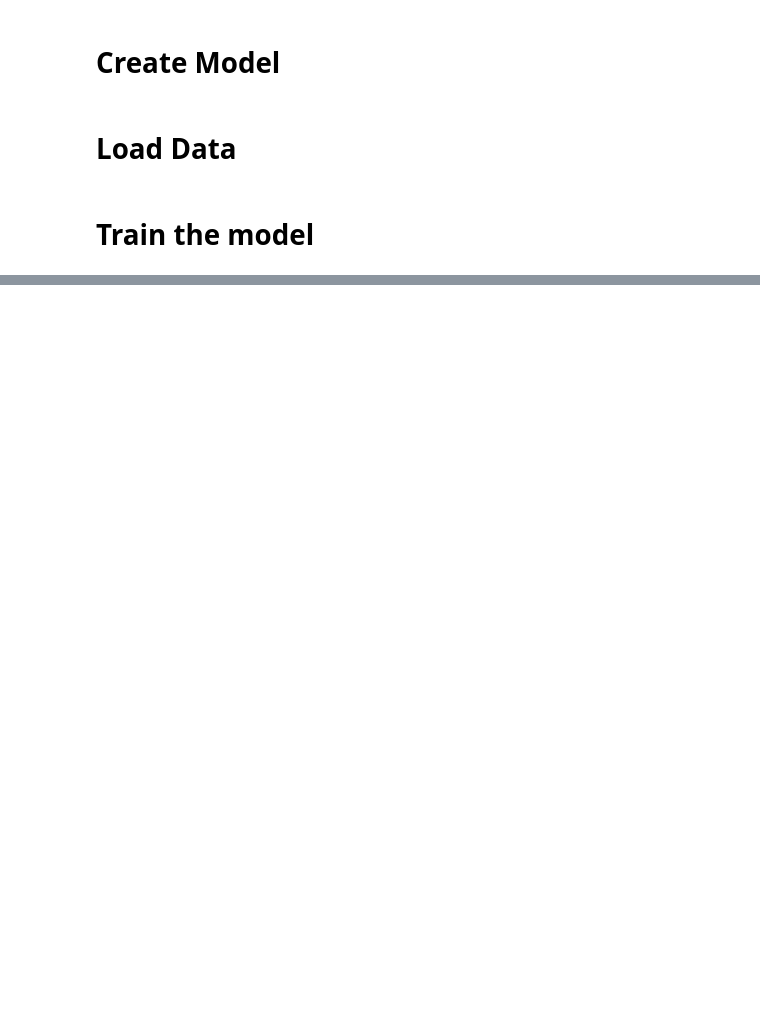
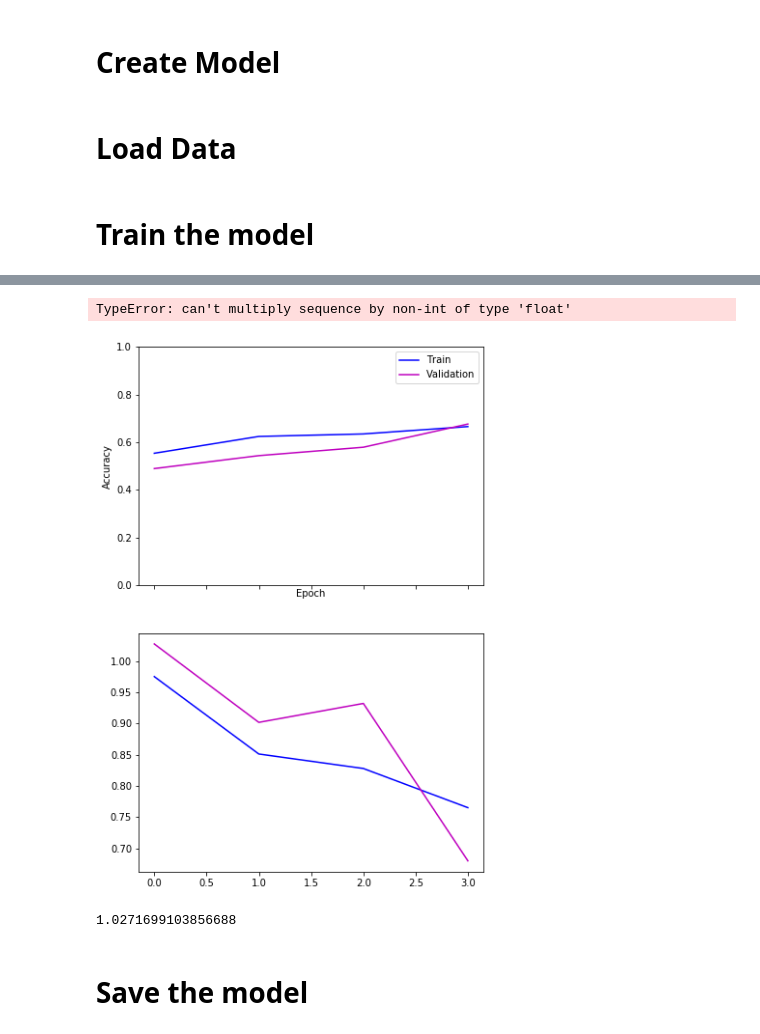
Before and after one commit to jonpoage/Springboard_Capstone_2, a Jupyter notebook: notebooks/fit_model_1.ipynb, the cells around one changed output, grey strips where cells are left out. Saved outputs shown, nothing was run; the diff lists cells and outputs as text; code cells hidden in the pictures; blank space fills up the shorter version.

```diff
--- a/notebooks/fit_model_1.ipynb
+++ b/notebooks/fit_model_1.ipynb
@@ -56,0 +102,34 @@ X_val, y_val, _ = ld.load_validation_data()
+# %%
+    # create figure with subplots
+    fig, ax = plt.subplots(nrows=2,
+                           ncols=1,
+                           sharex=True,
+                           figsize=(6.4, 10))
+
+    # plot accuracy scores
+    ax[0].plot(train_acc, 'b', label='Train')
+    ax[0].plot(val_acc, 'm', label='Validation')
+    ax[0].set_ylim([0, 1])
+    ax[0].set_ylabel('Accuracy')
+    ax[0].set_xlabel('Epoch')
+    ax[0].legend()
+
+    # plot loss scores
+    ax[1].plot(train_loss, 'b', label='Train')
+    ax[1].plot(val_loss, 'm', label='Validation')
+    ax[1].set_ylim([0, max(train_loss, val_loss)*1.05])
+    ax[1].set_ylabel('Loss (Categorical Cross-Entropy)')
+    ax[1].set_xlabel('Epoch')
+    ax[1].legend()
+
+    # set title for figure
+    fig.suptitle('Training History')
+# %% [output]
+TypeError: can't multiply sequence by non-int of type 'float'
+[figure, added]
+# %%
+max(train_loss + val_loss)
+# %% [output]
+1.0271699103856688
+# %% [markdown]
+# Save the model
```
Also changed, not shown: parts of 10 cells of this notebook, 2 other files.
